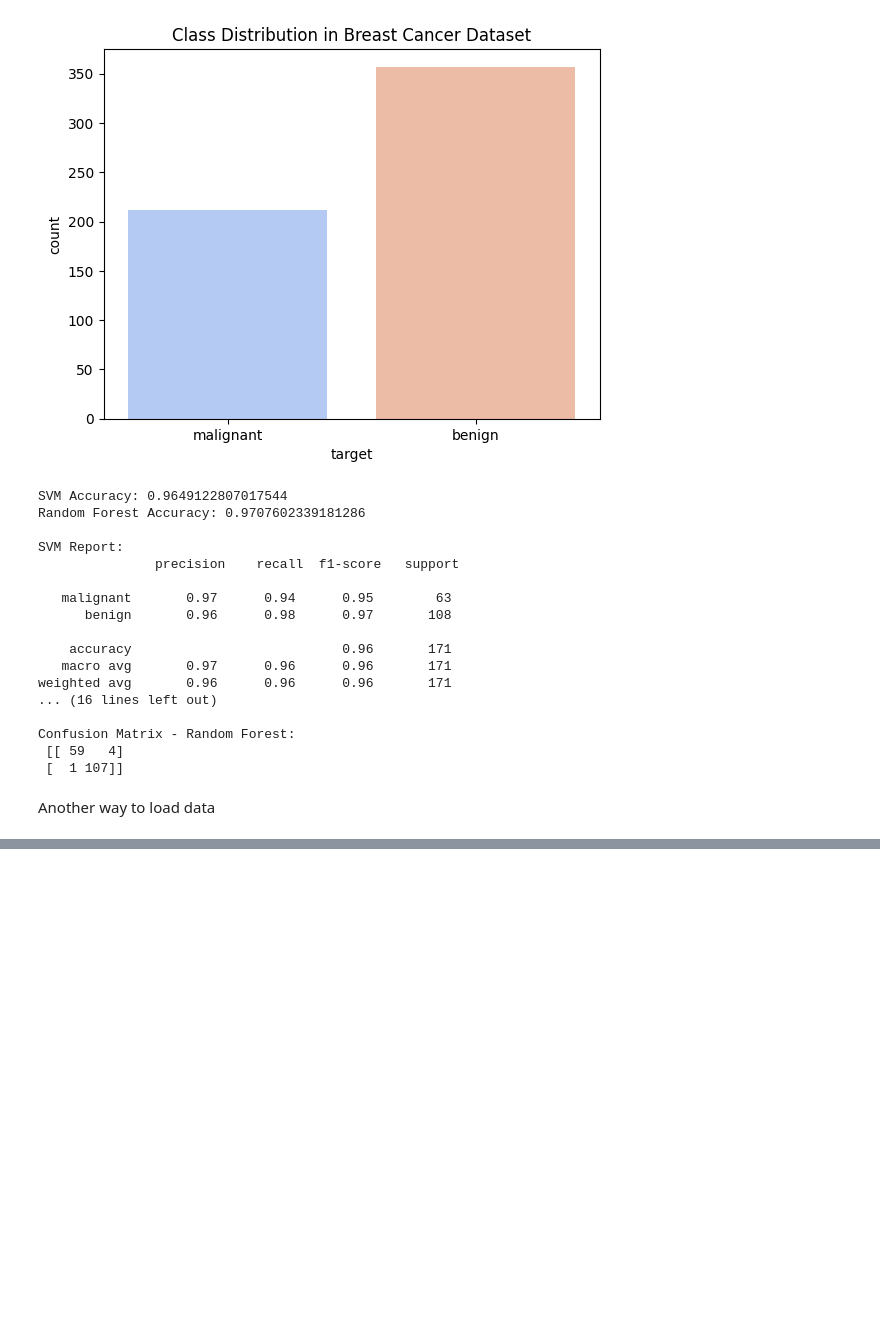
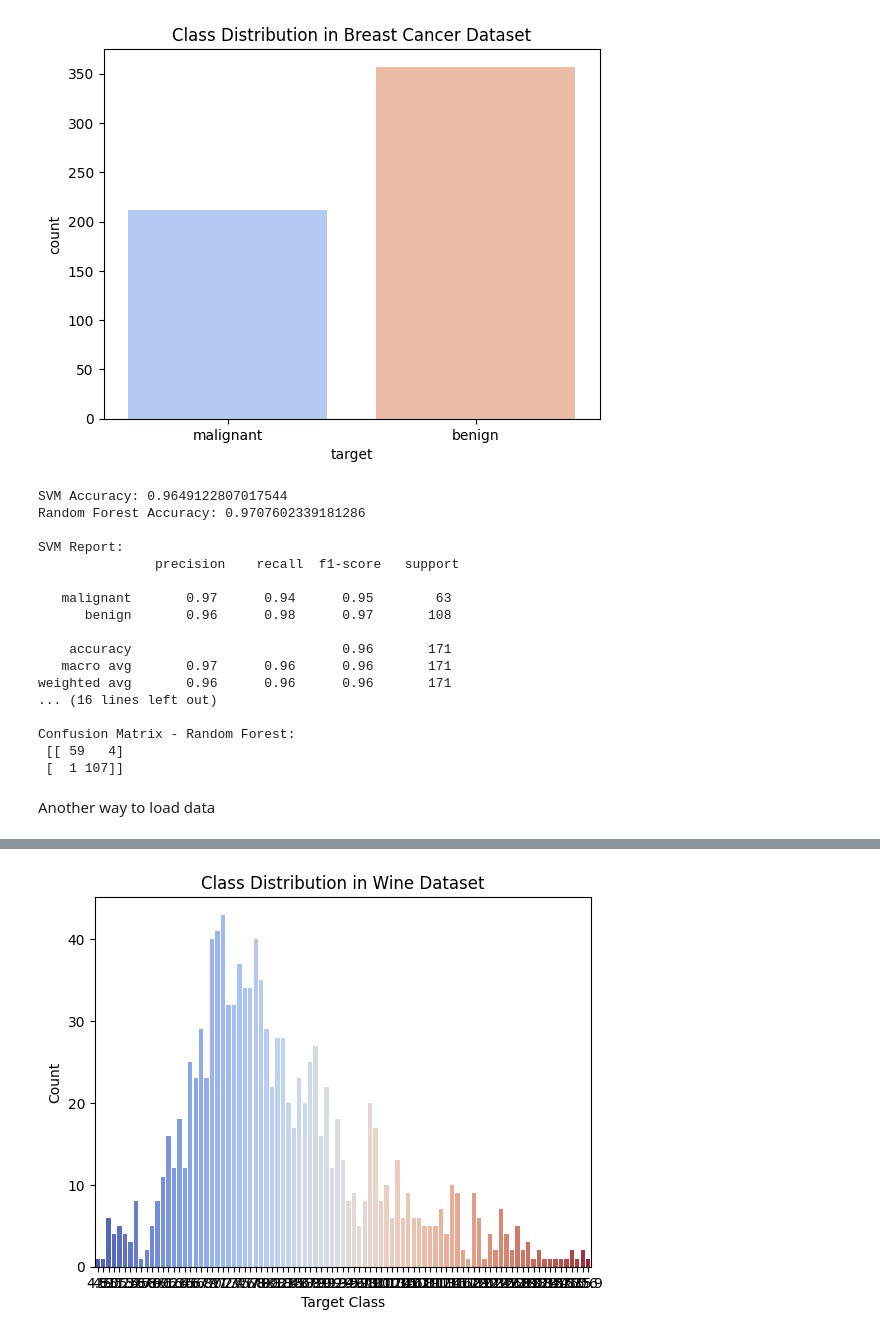
Before and after one commit to nusratjannat-2001/Machine_learning_lab, a Jupyter notebook: task_2.ipynb, the cells around one changed output, grey strips where cells are left out. Drawn from its saved outputs; the diff is of its cells as text; code cells hidden in the pictures; blank space fills up the shorter version.

```diff
--- a/task_2.ipynb
+++ b/task_2.ipynb
@@ -330,3 +335,99 @@ Passing `palette` without assigning `hue` is deprecated and will be removed in v
 
   sns.barplot(x=svm_importances[svm_sorted_idx], y=feature_names[svm_sorted_idx], palette="magma")
 [figure]
+# %%
+import numpy as np
+import matplotlib.pyplot as plt
+import pandas as pd
+import seaborn as sns
+from sklearn.model_selection import train_test_split
+from sklearn.svm import SVC
+from sklearn.ensemble import RandomForestClassifier
+from sklearn.metrics import accuracy_score, classification_report, confusion_matrix
+from sklearn.preprocessing import LabelEncoder
+
+# 1️⃣ Load the Wine dataset
+df = pd.read_csv("Wine.csv")  # Make sure Wine.csv is in your working directory
+
+print("🔹 First 10 rows of the Wine dataset:")
+print(df.head(10))
+
+# 2️⃣ Handle missing values (replace NaN with column mean)
+df = df.fillna(df.mean(numeric_only=True))
+
+# 3️⃣ Encode target column (if categorical)
+# Check if target is string type, otherwise skip encoding
+target_col = df.columns[0]  # Usually first column is 'Customer_Segment' or 'Wine_Type'
+if df[target_col].dtype == 'object':
+    label_encoder = LabelEncoder()
+    df['target'] = label_encoder.fit_transform(df[target_col])
+    target_names = label_encoder.classes_
+else:
+    df['target'] = df[target_col]
+    target_names = sorted(df['target'].unique().astype(str))
+
+# 4️⃣ Separate features (X) and target (y)
+X = df.drop(columns=[target_col, 'target'], errors='ignore').values
+y = df['target'].values
+
+feature_names = df.drop(columns=[target_col, 'target'], errors='ignore').columns
+
+# 5️⃣ Class distribution
+sns.countplot(x=df['target'], palette="coolwarm")
+plt.title("Class Distribution in Wine Dataset")
+plt.xlabel("Target Class")
+plt.ylabel("Count")
+plt.show()
+
+# 6️⃣ Train-test split
+X_train, X_test, y_train, y_test = train_test_split(X, y, test_size=0.3, random_state=42)
+
+# 7️⃣ Train SVM
+svm_model = SVC(kernel='linear', C=1.0, random_state=42)
+svm_model.fit(X_train, y_train)
+y_pred_svm = svm_model.predict(X_test)
+
+# 8️⃣ Train Random Forest
+rf_model = RandomForestClassifier(n_estimators=100, random_state=42)
+rf_model.fit(X_train, y_train)
+y_pred_rf = rf_model.predict(X_test)
+
+# 9️⃣ Evaluation
+print("\nSVM Accuracy:", accuracy_score(y_test, y_pred_svm))
+print("Random Forest Accuracy:", accuracy_score(y_test, y_pred_rf))
+
+print("\nSVM Report:\n", classification_report(y_test, y_pred_svm, target_names=target_names))
+print("\nRandom Forest Report:\n", classification_report(y_test, y_pred_rf, target_names=target_names))
+
+print("\nConfusion Matrix - SVM:\n", confusion_matrix(y_test, y_pred_svm))
+print("\nConfusion Matrix - Random Forest:\n", confusion_matrix(y_test, y_pred_rf))
+
+# 🔟 Feature Importance Visualization
+
+# --- Random Forest Feature Importance ---
+rf_importances = rf_model.feature_importances_
+rf_sorted_idx = np.argsort(rf_importances)[::-1]
+
+plt.figure(figsize=(10, 6))
+sns.barplot(x=rf_importances[rf_sorted_idx], y=feature_names[rf_sorted_idx], palette="viridis")
+plt.title("Random Forest Feature Importance (Wine Dataset)")
+plt.xlabel("Importance")
+plt.ylabel("Feature")
+plt.tight_layout()
+plt.show()
+
+# --- SVM Feature Coefficients (absolute values) ---
+if len(np.unique(y)) == 2:  # Only for binary SVM
+    svm_importances = np.abs(svm_model.coef_[0])
+    svm_sorted_idx = np.argsort(svm_importances)[::-1]
+
+    plt.figure(figsize=(10, 6))
+    sns.barplot(x=svm_importances[svm_sorted_idx], y=feature_names[svm_sorted_idx], palette="magma")
+    plt.title("SVM (Linear) Feature Importance (|Coefficient|) - Wine Dataset")
+    plt.xlabel("Absolute Coefficient Value")
+    plt.ylabel("Feature")
+    plt.tight_layout()
+    plt.show()
+else:
+    print("\n⚠️ Skipping SVM feature importance (multi-class SVM coefficients are not 1D).")
+# %% [output]
@@ -332,0 +454 @@ Passing `palette` without assigning `hue` is deprecated and will be removed in v
+[figure, added]
```
Also changed, not shown: parts of 3 cells of this notebook, 6 other files.
